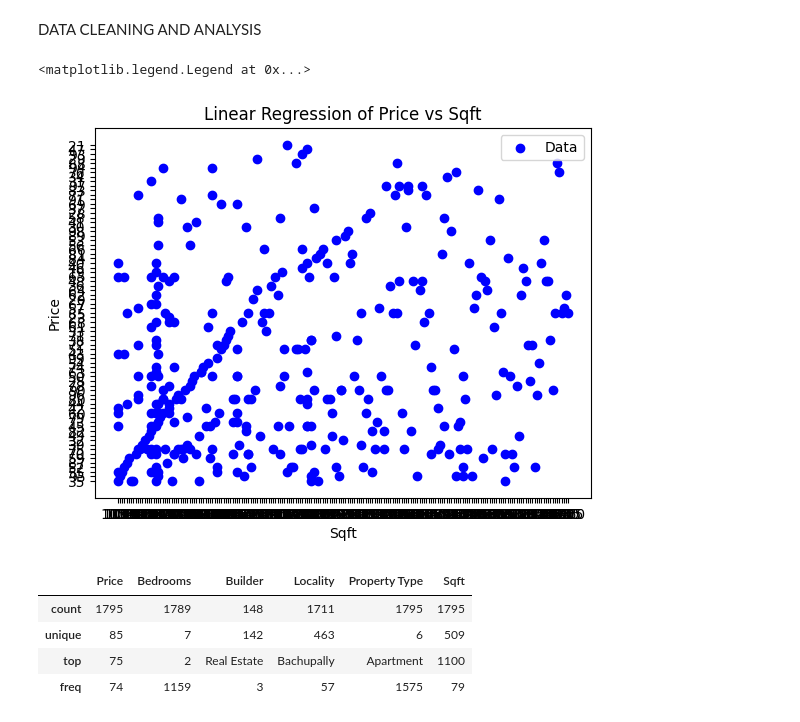
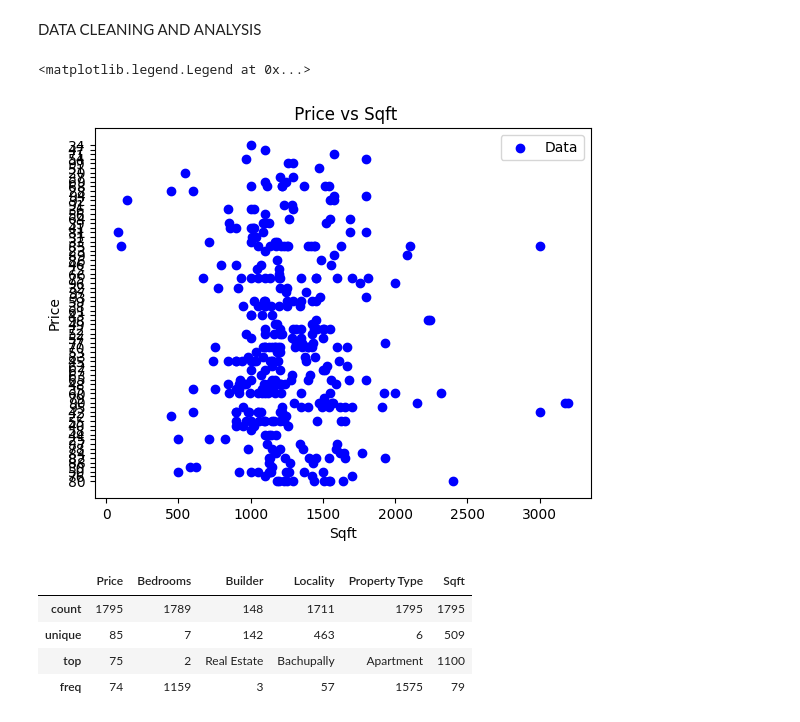
Before and after one commit to DS-1090/HydHomeData-Analysis, a Jupyter notebook: Hyd_Analysis.ipynb, the cells around one changed output. Drawn from its saved outputs; the diff is of its cells as text; code cells hidden in the pictures.

```diff
--- a/Hyd_Analysis.ipynb
+++ b/Hyd_Analysis.ipynb
@@ -10,7 +10,7 @@ from sklearn import linear_model
 from sklearn.model_selection import train_test_split
 import re
 # %%
-df = pd.read_csv('/content/sample_data/hyderabad_first_type_000.csv')
+df = pd.read_csv('hyderabad_first_type_000.csv')
 
 
 df.head()
@@ -158,22 +107,24 @@ array([0.0219631])
 # %% [markdown]
 DATA CLEANING AND ANALYSIS
 # %%
+d['Sqft'] = pd.to_numeric(d['Sqft'], errors='coerce')
+
 plt.scatter(d['Sqft'], d['Price'], color='blue', label='Data')
 
 # pred = [1000, 1200, 3000, 2000, 2400, 1600, 1989]
 
 #  plt.plot(pred, reg_obj.predict(np.array(pred).reshape(-1, 1)), color='red', label='Regression Line')
 
 # Set labels and title
 plt.xlabel('Sqft')
 plt.ylabel('Price')
 plt.title(' Price vs Sqft')
 
 # Show legend
 plt.legend()
 # %% [output]
 <matplotlib.legend.Legend at 0x...>
-[figure, old version]
+[figure, new version]
 # %%
 df.describe()
 # %% [output]
```
Also changed, not shown: parts of 8 cells of this notebook.
